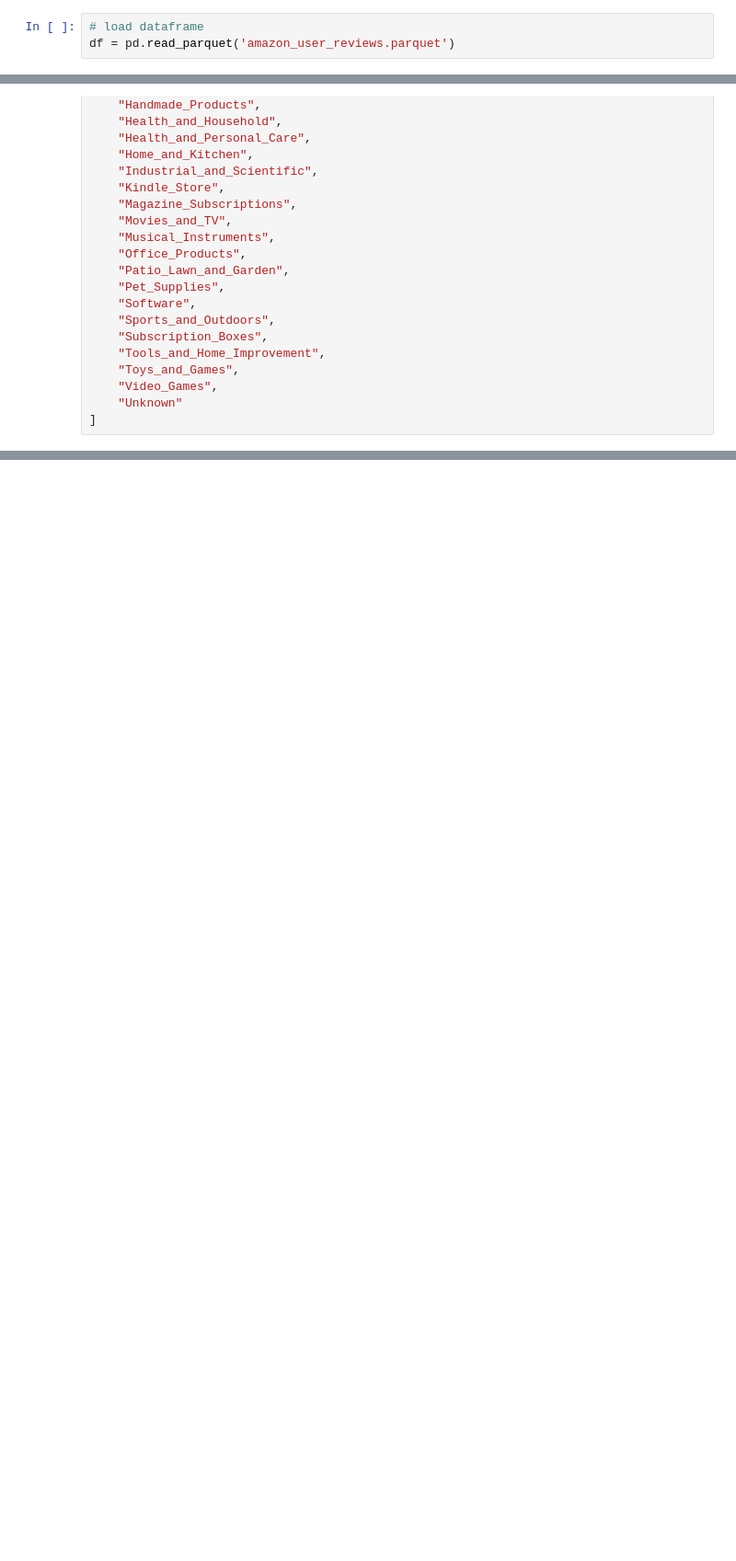
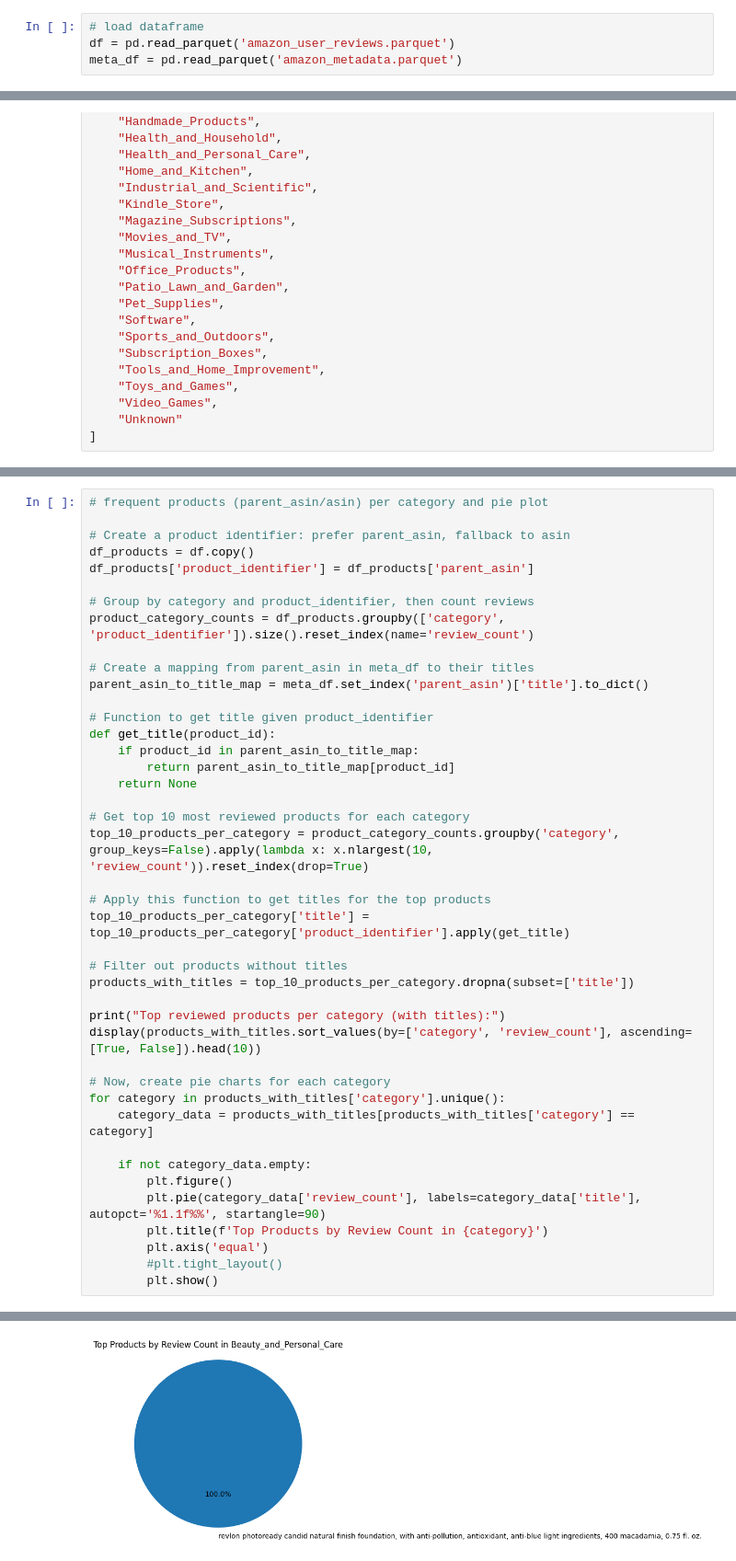
Before and after one commit to yifeica0/ECS171-Group8, a Jupyter notebook: EDA_categorical_timeseries.ipynb, the cells around one changed output, grey strips where cells are left out. Shown at 92% size. Cells and saved outputs as stored; diff of their text form; blank space fills up the shorter version.

```diff
--- a/EDA_categorical_timeseries.ipynb
+++ b/EDA_categorical_timeseries.ipynb
@@ -31,6 +27,7 @@ import seaborn as sns
 # %%
 # load dataframe
 df = pd.read_parquet('amazon_user_reviews.parquet')
+meta_df = pd.read_parquet('amazon_metadata.parquet')
 # %%
 # understand df
 df.head()
@@ -116,0 +102,43 @@ visualize the time and seasonal difference
+# %%
+# frequent products (parent_asin/asin) per category and pie plot
+
+# Create a product identifier: prefer parent_asin, fallback to asin
+df_products = df.copy()
+df_products['product_identifier'] = df_products['parent_asin']
+
+# Group by category and product_identifier, then count reviews
+product_category_counts = df_products.groupby(['category', 'product_identifier']).size().reset_index(name='review_count')
+
+# Create a mapping from parent_asin in meta_df to their titles
+parent_asin_to_title_map = meta_df.set_index('parent_asin')['title'].to_dict()
+
+# Function to get title given product_identifier
+def get_title(product_id):
+    if product_id in parent_asin_to_title_map:
+        return parent_asin_to_title_map[product_id]
+    return None
+
+# Get top 10 most reviewed products for each category
+top_10_products_per_category = product_category_counts.groupby('category', group_keys=False).apply(lambda x: x.nlargest(10, 'review_count')).reset_index(drop=True)
+
+# Apply this function to get titles for the top products
+top_10_products_per_category['title'] = top_10_products_per_category['product_identifier'].apply(get_title)
+
+# Filter out products without titles
+products_with_titles = top_10_products_per_category.dropna(subset=['title'])
+
+print("Top reviewed products per category (with titles):")
+display(products_with_titles.sort_values(by=['category', 'review_count'], ascending=[True, False]).head(10))
+
+# Now, create pie charts for each category
+for category in products_with_titles['category'].unique():
+    category_data = products_with_titles[products_with_titles['category'] == category]
+
+    if not category_data.empty:
+        plt.figure()
+        plt.pie(category_data['review_count'], labels=category_data['title'], autopct='%1.1f%%', startangle=90)
+        plt.title(f'Top Products by Review Count in {category}')
+        plt.axis('equal')
+        #plt.tight_layout()
+        plt.show()
+# %% [output]
@@ -116,0 +157 @@ visualize the time and seasonal difference
+[figure, added]
```
Also changed, not shown: parts of 11 cells of this notebook.
